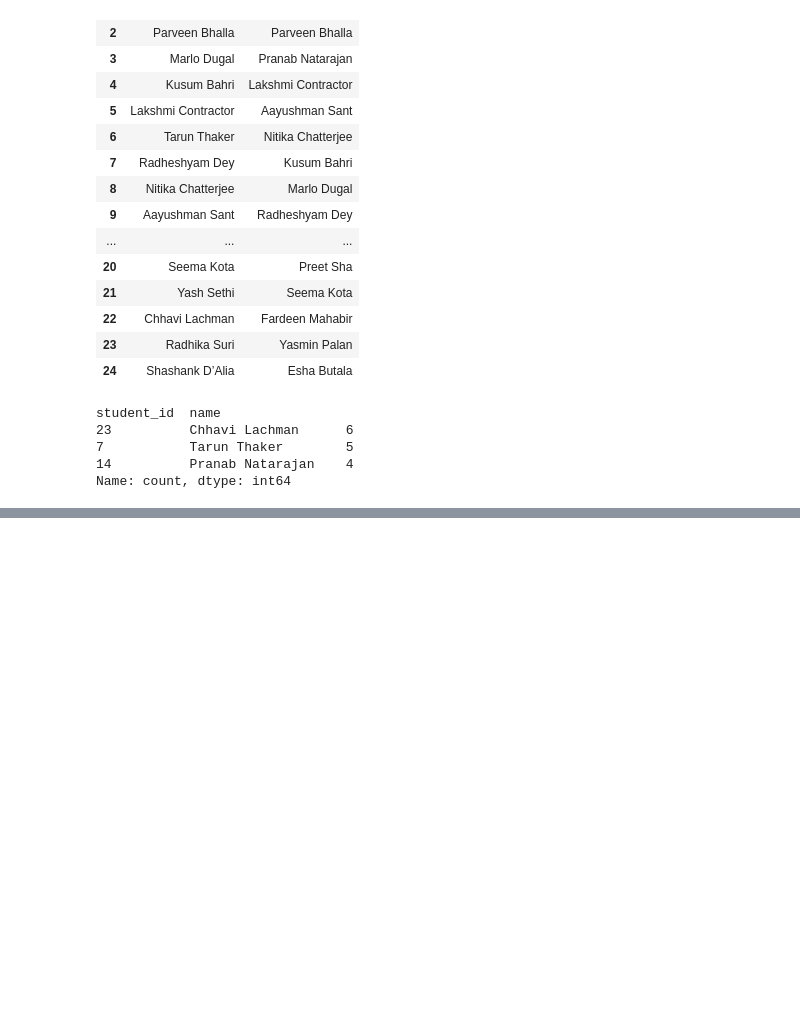
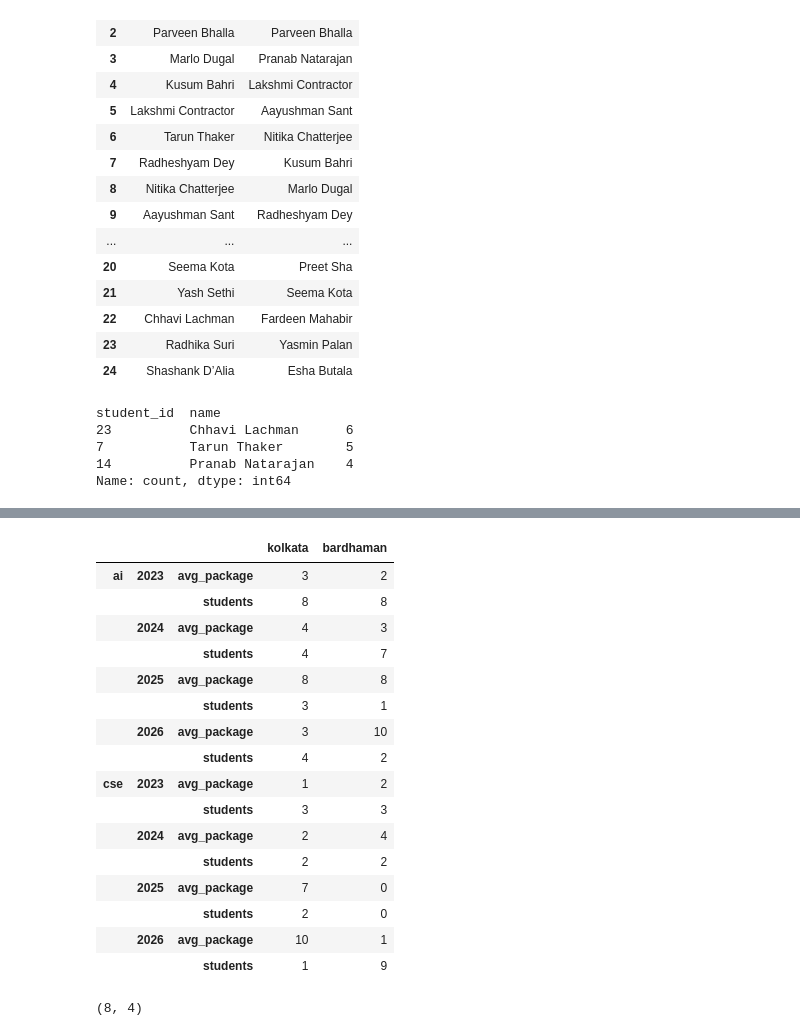
Before and after one commit to ayansuvra/Data-Analysis, a Jupyter notebook: Pandas.ipynb, the cells around one changed output, grey strips where cells are left out. Drawn from its saved outputs; the diff is of its cells as text; code cells hidden in the pictures; blank space fills up the shorter version.

Commit message:
multi indexing

```diff
--- a/Pandas.ipynb
+++ b/Pandas.ipynb
@@ -2045,0 +2048,8 @@ Name: count, dtype: int64
+# %%
+# multi indexing series (hierarchial indexing)
+multiindex = pd.MultiIndex.from_product([['cse', 'ai'], [2023, 2024, 2025, 2026]])
+# using tuple
+# index_val = [('cse', 2023), ('cse', 2024), ('cse', 2025), ('ai', 2024), ('ai', 2025), ('ai', 2023), ('cse', 2026),('ai', 2026)]
+# multiindex = pd.MultiIndex.from_tuples(index_val)
+s = pd.Series([1, 2, 1, 3, 1, 2, 2, 3], index=multiindex)
+s
@@ -2045,0 +2092,14 @@ Name: count, dtype: int64
+# %%
+# Multi Index DataFrame
+branch_df1 = pd.DataFrame([
+    [1, 3, 2, 3],
+    [2, 2, 4, 2],
+    [7, 2, 0, 0],
+    [10, 1, 1, 9],
+    [3, 8, 2, 8],
+    [4, 4, 3, 7],
+    [8, 3, 8, 1],
+    [3, 4, 10, 2]
+], index=multiindex,
+columns=pd.MultiIndex.from_product([['kolkata', 'bardhaman'], ['avg_package', 'students']]))
+branch_df1
@@ -2045,0 +2117,24 @@ Name: count, dtype: int64
+# %%
+branch_df1.unstack().stack().stack()
+# %% [output]
+|  |  |  | kolkata | bardhaman |
+| ai | 2023 | avg_package | 3 | 2 |
+|  |  | students | 8 | 8 |
+|  | 2024 | avg_package | 4 | 3 |
+|  |  | students | 4 | 7 |
+|  | 2025 | avg_package | 8 | 8 |
+|  |  | students | 3 | 1 |
+|  | 2026 | avg_package | 3 | 10 |
+|  |  | students | 4 | 2 |
+| cse | 2023 | avg_package | 1 | 2 |
+|  |  | students | 3 | 3 |
+|  | 2024 | avg_package | 2 | 4 |
+|  |  | students | 2 | 2 |
+|  | 2025 | avg_package | 7 | 0 |
+|  |  | students | 2 | 0 |
+|  | 2026 | avg_package | 10 | 1 |
+|  |  | students | 1 | 9 |
+# %%
+branch_df1.shape
+# %% [output]
+(8, 4)
```
Also changed, not shown: parts of 25 cells of this notebook.
